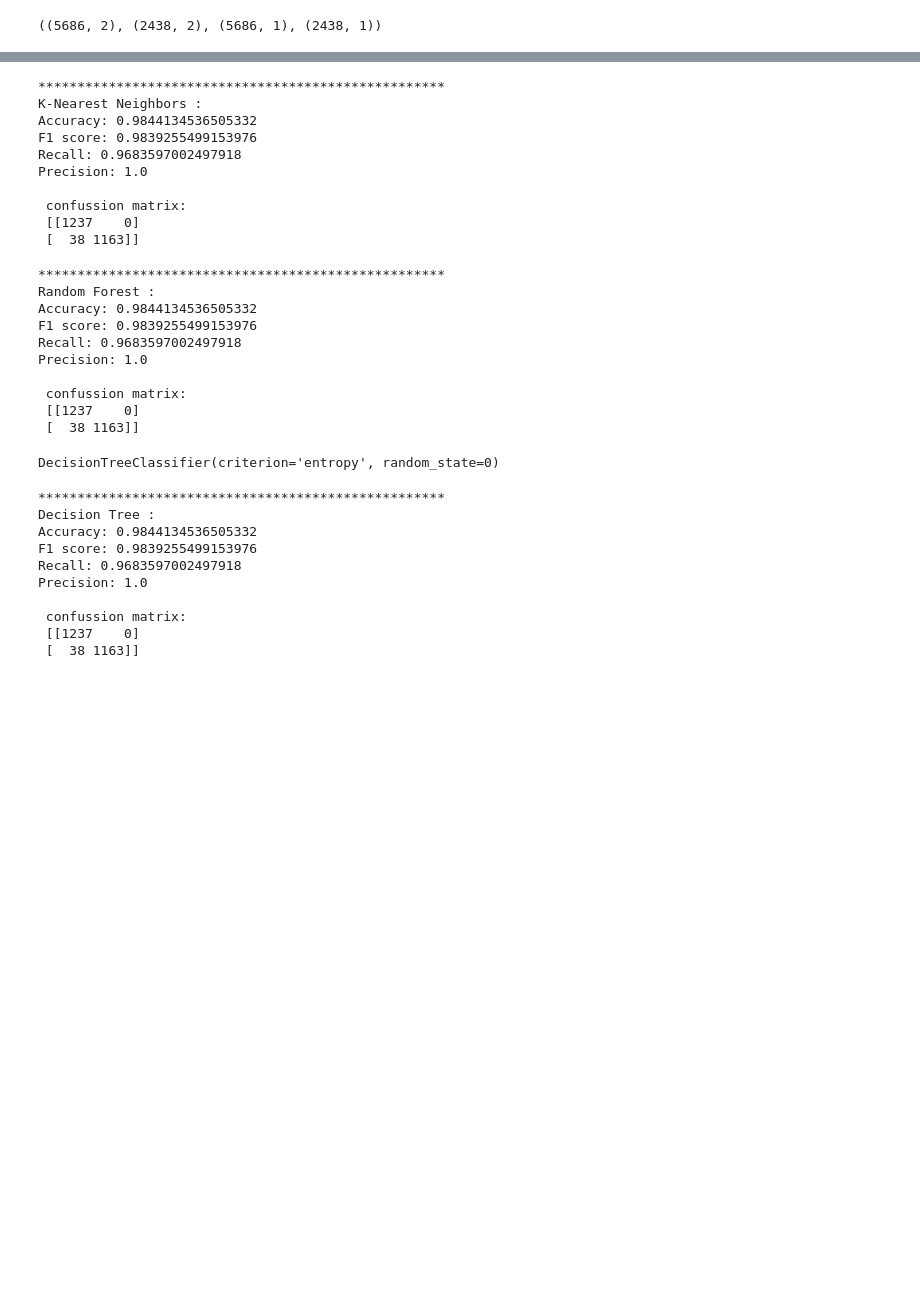
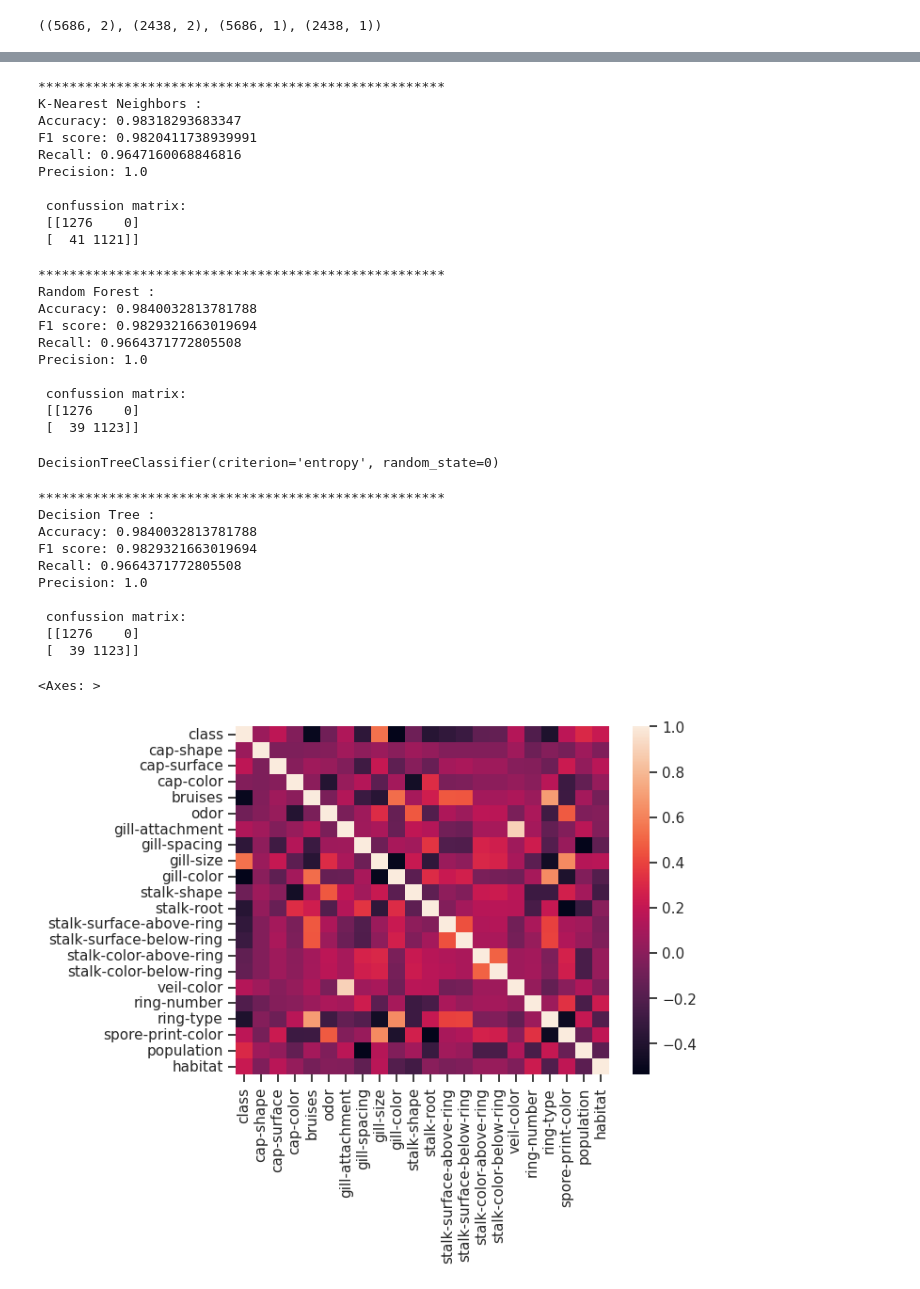
Before and after one commit to Juansierraas/Fundamentos-de-Python, a Jupyter notebook: Ejercicio_Practico_15_Taller_Final.ipynb, the cells around one changed output, grey strips where cells are left out. Drawn from its saved outputs; the diff is of its cells as text; code cells hidden in the pictures; blank space fills up the shorter version.

```diff
--- a/Ejercicio_Practico_15_Taller_Final.ipynb
+++ b/Ejercicio_Practico_15_Taller_Final.ipynb
@@ -42,6 +42,6 @@ mushrooms mushrooms (4).csv
 # %%
 import io
-df = pd.read_csv(io.BytesIO(uploaded['mushrooms (4).csv']))
+df = pd.read_csv(io.BytesIO(uploaded['mushrooms (3).csv']))
 # %%
 df.head()
 # %% [output]
@@ -392,14 +392,14 @@ print ("\n confussion matrix:\n",confusion_matrix(y_test, y_pred))
 # %% [output]
 ****************************************************
 K-Nearest Neighbors :
-Accuracy: 0.9844134536505332
-F1 score: 0.9839255499153976
-Recall: 0.9683597002497918
+Accuracy: 0.98318293683347
+F1 score: 0.9820411738939991
+Recall: 0.9647160068846816
 Precision: 1.0
 
  confussion matrix:
- [[1237    0]
- [  38 1163]]
+ [[1276    0]
+ [  41 1121]]
 # %%
 # Quinto Modelo - Random Forest
 model5 = RandomForestClassifier(n_estimators=20, max_depth=10)
@@ -424,14 +424,14 @@ print ("\n confussion matrix:\n",confusion_matrix(y_test, y_pred))
 # %% [output]
 ****************************************************
 Random Forest :
-Accuracy: 0.9844134536505332
-F1 score: 0.9839255499153976
-Recall: 0.9683597002497918
+Accuracy: 0.9840032813781788
+F1 score: 0.9829321663019694
+Recall: 0.9664371772805508
 Precision: 1.0
 
  confussion matrix:
- [[1237    0]
- [  38 1163]]
+ [[1276    0]
+ [  39 1123]]
 # %%
 # Sexto Modelo - Árboles de decisión
 model6 = DecisionTreeClassifier(criterion = 'entropy', random_state=0)
@@ -456,11 +456,18 @@ print ("\n confussion matrix:\n",confusion_matrix(y_test, y_pred))
 # %% [output]
 ****************************************************
 Decision Tree :
-Accuracy: 0.9844134536505332
-F1 score: 0.9839255499153976
-Recall: 0.9683597002497918
+Accuracy: 0.9840032813781788
+F1 score: 0.9829321663019694
+Recall: 0.9664371772805508
 Precision: 1.0
 
  confussion matrix:
- [[1237    0]
- [  38 1163]]
+ [[1276    0]
+ [  39 1123]]
+# %%
+#Utilizamos la opcion de seaborn para un mapa de calor
+corr = df.corr()
+sns.heatmap(corr)
+# %% [output]
+<Axes: >
+[figure, added]
```
Also changed, not shown: parts of 5 cells of this notebook.
